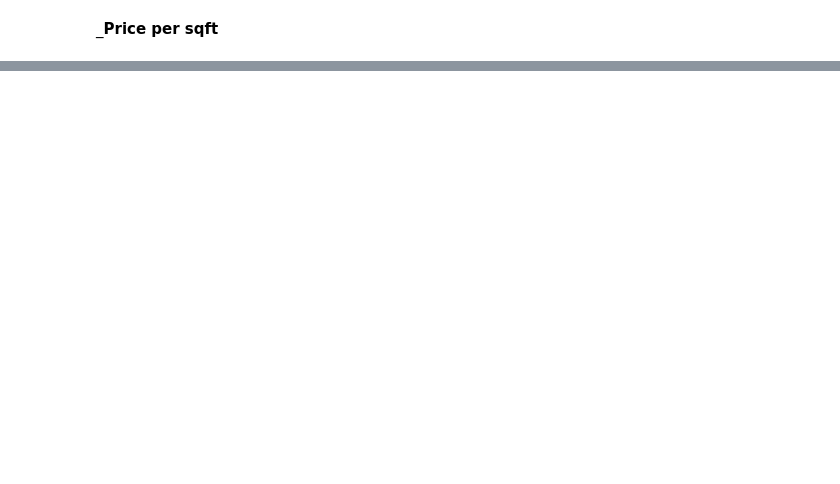
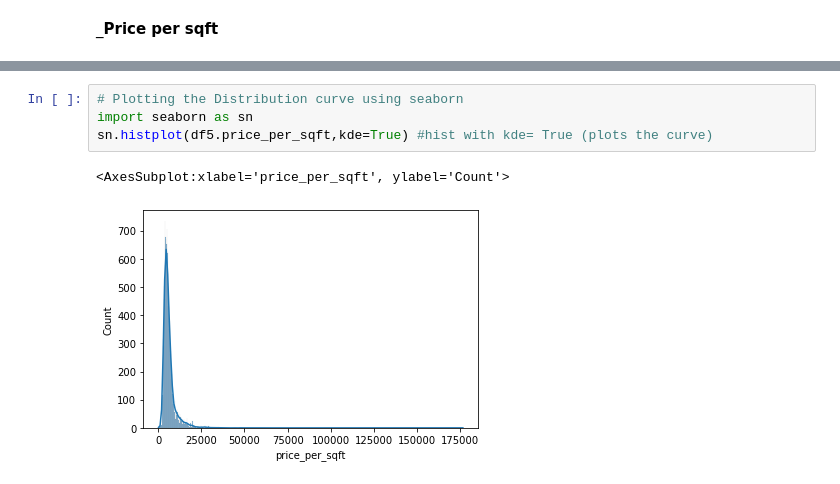
Before and after one commit to DevsidB/Algorithms_MachineLearning_basics, a Jupyter notebook: 21_Project_RealEstate/Project_RealEstate_cb_v24.ipynb, the cells around one changed output, grey strips where cells are left out. Cells and saved outputs as stored; diff of their text form; blank space fills up the shorter version.

```diff
--- a/21_Project_RealEstate/Project_RealEstate_cb_v24.ipynb
+++ b/21_Project_RealEstate/Project_RealEstate_cb_v24.ipynb
@@ -591,2 +740,9 @@ min         267.829813
 max      176470.588235
 Name: price_per_sqft, dtype: float64
+# %%
+# Plotting the Distribution curve using seaborn
+import seaborn as sn
+sn.histplot(df5.price_per_sqft,kde=True) #hist with kde= True (plots the curve)
+# %% [output]
+<AxesSubplot:xlabel='price_per_sqft', ylabel='Count'>
+[figure, added]
```
Also changed, not shown: parts of 84 cells of this notebook, 1 other file.
